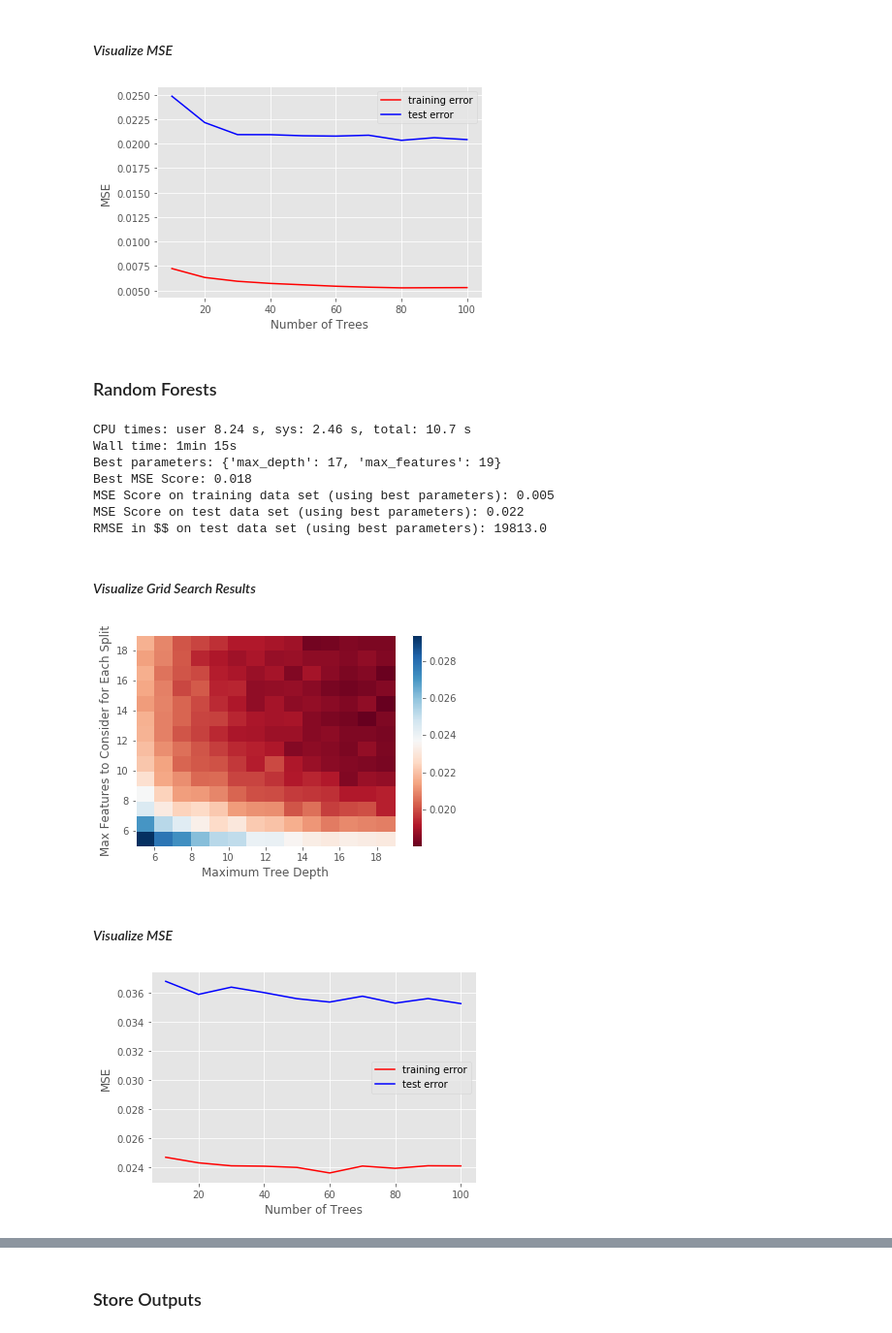
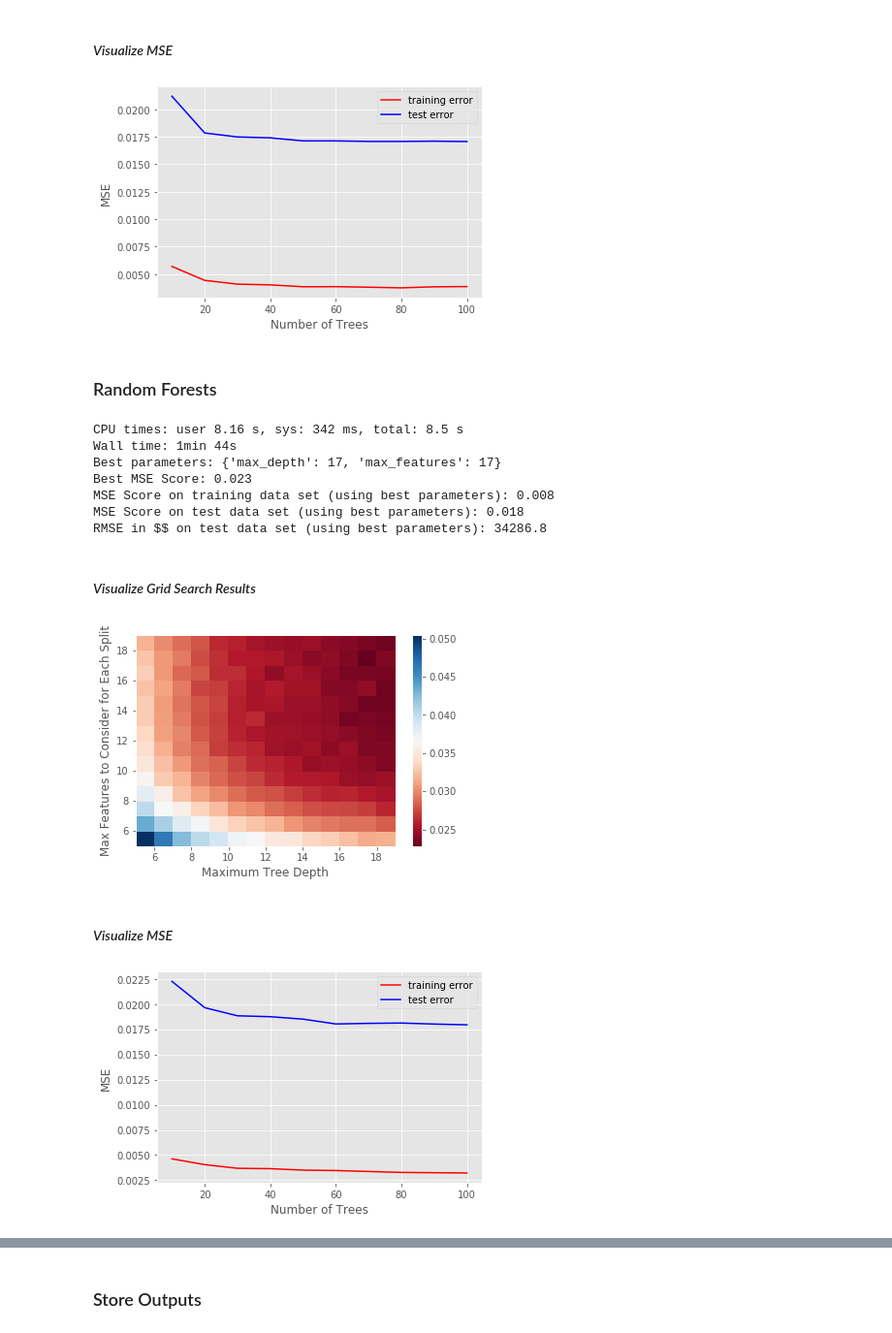
Before and after one commit to AronBerke/Kaggle_Housing_Project, a Jupyter notebook: KaggleTest/4_AAAG_Kaggle_Model_Pipeline.ipynb, the cells around one changed output, grey strips where cells are left out. Shown at 97% size. Cells and saved outputs as stored; diff of their text form; code cells hidden in the pictures.

```diff
--- a/KaggleTest/4_AAAG_Kaggle_Model_Pipeline.ipynb
+++ b/KaggleTest/4_AAAG_Kaggle_Model_Pipeline.ipynb
@@ -52,8 +52,8 @@ from sklearn.decomposition import PCA
 pd.set_option('display.max_columns', None)
 
 # Import data
-df=pd.read_csv('purged_dummified_clustered_df.csv', index_col='Id')
-df_test=pd.read_csv('dummified_clustered_df_test.csv', index_col='Id')
+df=pd.read_csv('standardized_with_outlier_dummified_df_total.csv', index_col='Id')
+df_test=pd.read_csv('standardized_with_outlier_dummified_df_test.csv', index_col='Id')
 x=df[~df.SalePrice.isnull()].drop(['SalePrice'],axis=1)
 y=df[~df.SalePrice.isnull()].SalePrice
 x_test=df_test
@@ -299,0 +309,30 @@ Length: 176, dtype: float64
+# %%
+# TAKES A WHILE TO RUN!!!
+# Manual Grid Search for Elastic Net
+N_alpha = 500
+N_rho   = 50
+alphaRange = np.linspace(0.001, 1.5, N_alpha)
+rhoRange   = np.linspace(0.001, 1, N_rho) # we avoid very small rho by starting at 0.1
+scores     = np.zeros((N_alpha, N_rho))
+trainR2    = np.zeros((N_alpha, N_rho))
+testR2     = np.zeros((N_alpha, N_rho))
+intercepts = np.zeros((N_alpha, N_rho))
+coefs      = np.zeros((N_alpha, N_rho, trainX.shape[1]))
+for alphaIdx, alpha in enumerate(alphaRange):
+    print(alphaIdx,'/',N_alpha,end='\r')
+    for rhoIdx, rho in enumerate(rhoRange):
+            elasticnet.set_params(alpha=alpha, l1_ratio=rho)
+            elasticnet.fit(trainX,trainY)
+            trainR2[alphaIdx,rhoIdx] = elasticnet.score(trainX,trainY)
+            testR2[alphaIdx,rhoIdx] = elasticnet.score(testX,testY)
+            intercepts[alphaIdx, rhoIdx] = elasticnet.intercept_
+            coefs[alphaIdx, rhoIdx, :] = elasticnet.coef_
+trainR2_scores=np.array(trainR2)
+testR2_scores=np.array(testR2)
+optimal_train_index=np.where(trainR2_scores == np.max(trainR2_scores))
+optimal_test_index=np.where(testR2_scores == np.max(testR2_scores))
+
+optimal_train_alpha=alphaRange[optimal_train_index[0]]
+optimal_train_rho=rhoRange[optimal_train_index[1]]
+optimal_test_alpha=alphaRange[optimal_test_index[0]]
+optimal_test_rho=rhoRange[optimal_test_index[1]]
@@ -313,8 +372,8 @@ Length: 176, dtype: float64
 #     'max_features': [0.25,0.5,0.75]
 # }
 param_grid = {
-    'max_samples' : np.linspace(0.1,0.9,9),\
-    'max_features': np.linspace(0.1,0.9,9)
+    'max_samples' : np.linspace(0.1,0.9,18),\
+    'max_features': np.linspace(0.1,0.9,18)
 }
 grid_search_bag = GridSearchCV(ensemble.BaggingRegressor(base_estimator=tree.DecisionTreeRegressor(criterion="mse",splitter="best",min_samples_leaf=2,min_samples_split=15),\
                                                          n_estimators=100,bootstrap=True,oob_score = True,n_jobs=-1,random_state=0),\
@@ -356,7 +415,7 @@ train_error = []
 test_error = []
 for i in number_estimators:
     bagging.set_params(n_estimators=i,bootstrap=True,oob_score = False,n_jobs=-1,random_state=0,\
-                       max_samples=0.6,max_features=0.5)
+                       max_samples=grid_search_bag.best_params_['max_samples'],max_features=grid_search_bag.best_params_['max_features'])
     bagging.fit(trainX, trainY)
     train_error.append(metrics.mean_squared_error(trainY, bagging.predict(trainX)))
     test_error.append(metrics.mean_squared_error(testY, bagging.predict(testX)))
@@ -368,7 +427,7 @@ plt.xlabel('Number of Trees')
 plt.legend()
 plt.show()
 # %% [output]
-[figure, old version]
+[figure, new version]
 # %% [markdown]
 ### Random Forests
 # %%
@@ -391,13 +450,13 @@ print('MSE Score on test data set (using best parameters): {0:.3f}'.format(-grid
 print('RMSE in $$ on test data set (using best parameters): {0:.1f}'.format(\
       np.mean((np.exp(grid_search_forest.predict(testX))-np.exp(testY))**2)**0.5))
 # %% [output]
-CPU times: user 8.24 s, sys: 2.46 s, total: 10.7 s
-Wall time: 1min 15s
-Best parameters: {'max_depth': 17, 'max_features': 19}
-Best MSE Score: 0.018
-MSE Score on training data set (using best parameters): 0.005
-MSE Score on test data set (using best parameters): 0.022
-RMSE in $$ on test data set (using best parameters): 19813.0
+CPU times: user 8.16 s, sys: 342 ms, total: 8.5 s
+Wall time: 1min 44s
+Best parameters: {'max_depth': 17, 'max_features': 17}
+Best MSE Score: 0.023
+MSE Score on training data set (using best parameters): 0.008
+MSE Score on test data set (using best parameters): 0.018
+RMSE in $$ on test data set (using best parameters): 34286.8
 # %% [markdown]
 #### *Visualize Grid Search Results*
 # %%
@@ -409,25 +468,25 @@ plt.colorbar();
 plt.xlabel('Maximum Tree Depth');
 plt.ylabel('Max Features to Consider for Each Split');
 # %% [output]
-[figure, old version]
+[figure, new version]
 # %% [markdown]
 #### *Visualize MSE*
 # %%
 number_estimators = range(10,110,10)
 train_error = []
 test_error = []
 for i in number_estimators:
     randomForest.set_params(n_estimators=i,criterion="mse",bootstrap=True,oob_score = False,n_jobs=-1,random_state=0,\
-                       max_depth=5,max_features=5)
+                       max_depth=grid_search_forest.best_params_['max_depth'],max_features=grid_search_forest.best_params_['max_features'])
     randomForest.fit(trainX, trainY)
     train_error.append(metrics.mean_squared_error(trainY, randomForest.predict(trainX)))
     test_error.append(metrics.mean_squared_error(testY, randomForest.predict(testX)))
 import matplotlib.pyplot as plt
 plt.plot(number_estimators, train_error, c='red', label='training error')
 plt.plot(number_estimators, test_error, c='blue', label='test error')
 plt.ylabel('MSE')
 plt.xlabel('Number of Trees')
 plt.legend()
 plt.show()
 # %% [output]
-[figure, old version]
+[figure, new version]
```
Also changed, not shown: parts of 29 cells of this notebook, 10 other files.
